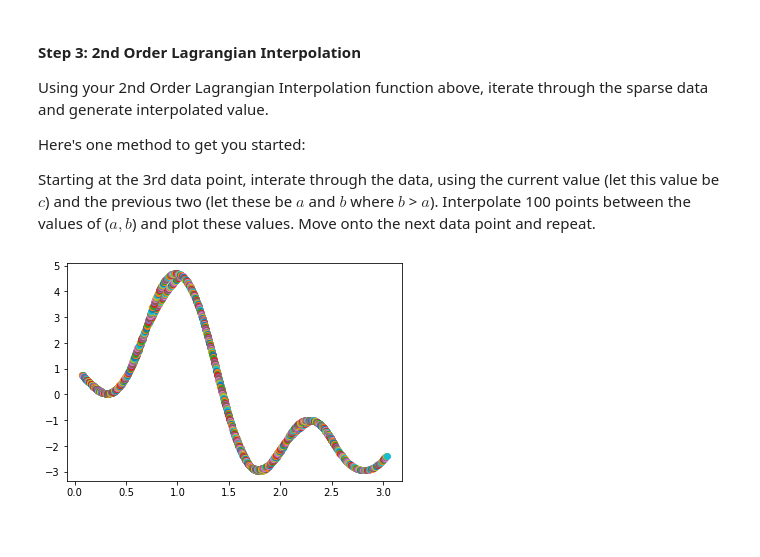
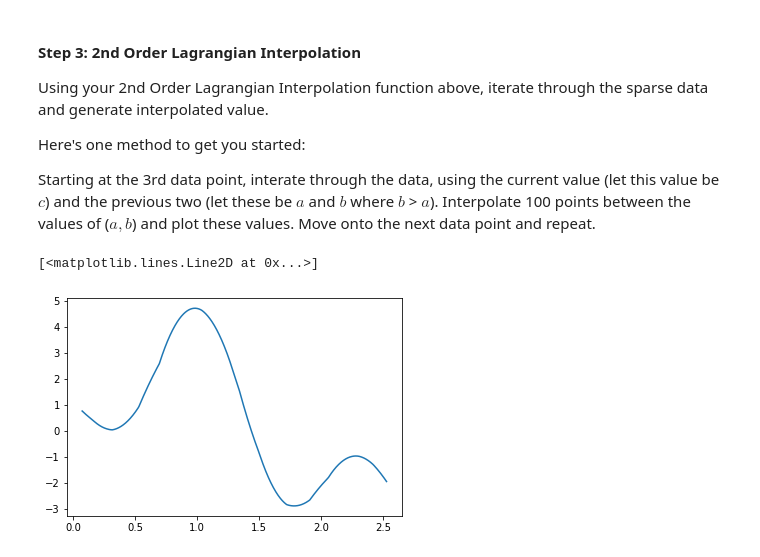
Before and after one commit to CharlieBaird/CapstonePhysics, a Jupyter notebook: Assignments/Assignment8/Interpolation.ipynb, the cells around one changed output. Drawn from its saved outputs; the diff is of its cells as text; code cells hidden in the pictures.

Commit message:
submit assignment 8 with plots, not scatter

```diff
--- a/Assignments/Assignment8/Interpolation.ipynb
+++ b/Assignments/Assignment8/Interpolation.ipynb
@@ -156,6 +156,9 @@ Here's one method to get you started:
 Starting at the 2nd data point, interate through the data, using the current value (let this value be $b$) and the previous data point (let this be $a$ where $b$ > $a$). Interpolate 100 points between the values of ($a, b$) and plot these values. Move onto the next data point and repeat.
 # %%
 # To Do: Generate and plot interpolated data
+
+exes = []
+whys = []
 
 for i in range(1, int(arr.size/2)):
     first = arr[i-1]
@@ -165,5 +168,8 @@ for i in range(1, int(arr.size/2)):
 
     for j in betweenArr:
         val = linear_interpolation(j, first[0], first[1], second[0], second[1])
-        plt.scatter(j, val)
+        exes.append(j)
+        whys.append(val)
+
+plt.plot(exes, whys)
 # %% [output]
@@ -177,16 +184,23 @@ Here's one method to get you started:
 Starting at the 3rd data point, interate through the data, using the current value (let this value be $c$) and the previous two (let these be $a$ and $b$ where $b$ > $a$). Interpolate 100 points between the values of ($a, b$) and plot these values. Move onto the next data point and repeat.
 # %%
 # To Do: Generate and plot interpolated data
+
+exes = []
+whys = []
 
 for i in range(2, int(arr.size/2)):
     first = arr[i-2]
     second = arr[i-1]
     third = arr[i]
 
-    betweenArr = np.linspace(first[0], third[0], 100)
+    betweenArr = np.linspace(first[0], second[0], 100)
 
     for j in betweenArr:
-        val = lagrangian_interpolation(j, first[0], first[1], second[0], second[1], third[0], third[1])
-        plt.scatter(j, val)
+        y = lagrangian_interpolation(j, first[0], first[1], second[0], second[1], third[0], third[1])
+        exes.append(j)
+        whys.append(y)
+
+plt.plot(exes, whys)
 # %% [output]
+[<matplotlib.lines.Line2D at 0x...>]
-[figure, old version]
+[figure, new version]
```
Also changed, not shown: parts of 1 cell of this notebook.
